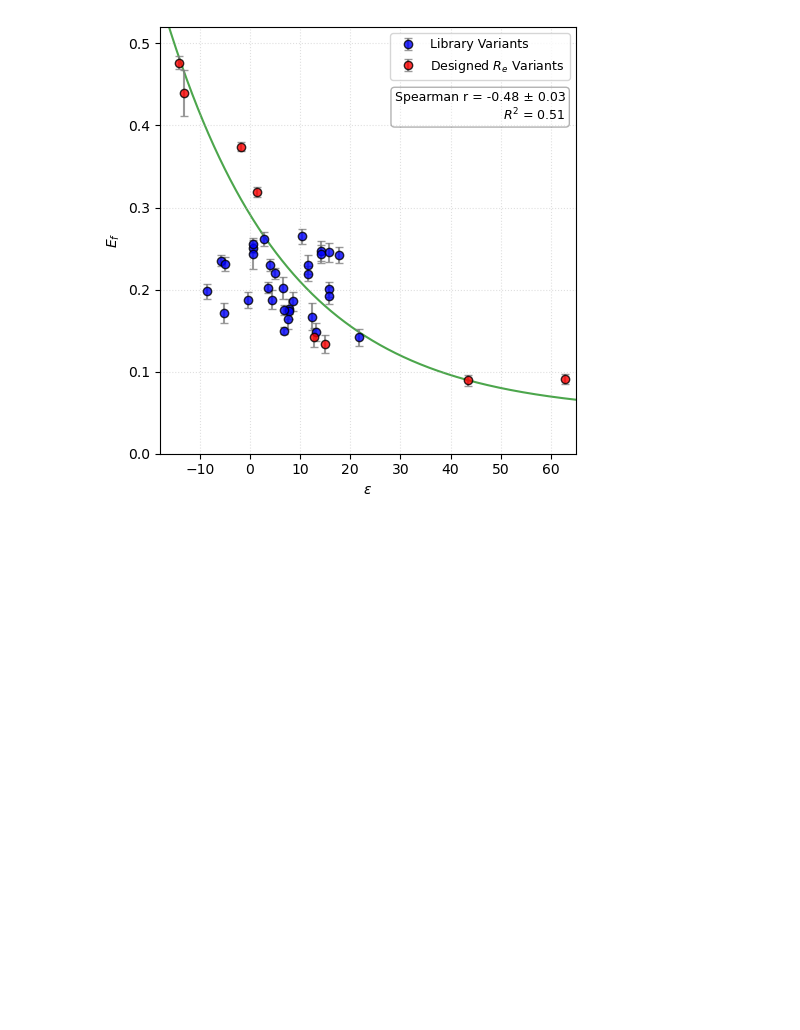
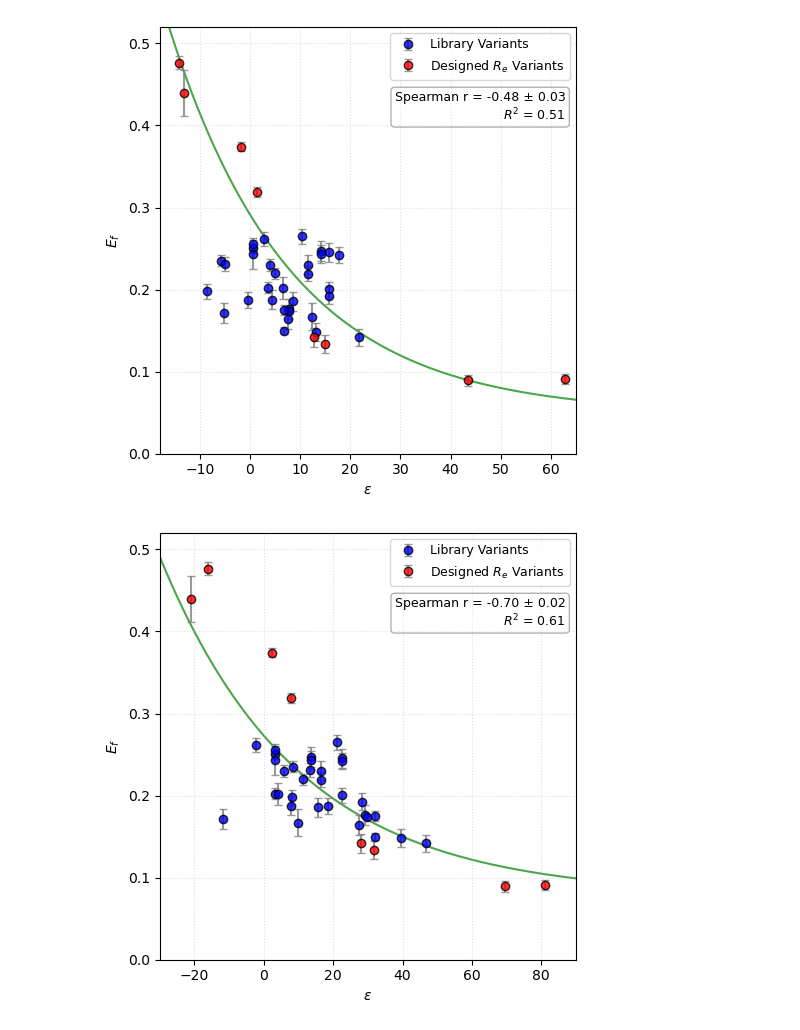
Before and after one commit to sukeniklab/GOOSE_2026, a Jupyter notebook: FRET_data_TB/Fig4_Ef-vs-epsilon.ipynb, the cells around one changed output. Saved outputs shown, nothing was run; the diff lists cells and outputs as text; code cells hidden in the pictures; blank space fills up the shorter version.

```diff
--- a/FRET_data_TB/Fig4_Ef-vs-epsilon.ipynb
+++ b/FRET_data_TB/Fig4_Ef-vs-epsilon.ipynb
@@ -190,2 +190,97 @@ plt.savefig('Figure_graphs/Fig4/Ef_vs_epsilon_all.svg')
 # %% [output]
 [figure]
+# %%
+# plot calvados_epsilon vs Ef_cell with error bars
+mask = df[['Ef_cell', 'Ef_cell_std', 'calvados_epsilon']].notnull().all(axis=1)
+plot_df = df.loc[mask]
+
+x = plot_df['calvados_epsilon']
+y = plot_df['Ef_cell']
+yerr = plot_df['Ef_cell_std']
+
+# Create color array based on construct number
+colors = ['red' if construct >= 35 and construct <= 42 else 'blue' for construct in plot_df['construct']]
+
+fig, ax = plt.subplots(figsize=(5, 5))
+
+# Plot points with separate calls for legend
+blue_plotted = False
+red_plotted = False
+for i, (xi, yi, yerri, color) in enumerate(zip(x, y, yerr, colors)):
+    label = None
+    if color == 'blue' and not blue_plotted:
+        label = 'Library Variants'
+        blue_plotted = True
+    elif color == 'red' and not red_plotted:
+        label = 'Designed $R_e$ Variants'
+        red_plotted = True
+
+    ax.errorbar(xi, yi, yerr=yerri, fmt='o', color=color,
+                markeredgecolor='black', markeredgewidth=1,
+                ecolor='grey', capsize=3, alpha=0.8, label=label)
+
+# Monte Carlo sampling for Spearman correlation
+n_iterations = 1000
+spearman_values = []
+
+for _ in range(n_iterations):
+    sampled_y = []
+
+    for idx, row in plot_df.iterrows():
+        # Sample from normal distribution for Ef_cell only
+        sampled_y_val = np.random.normal(row['Ef_cell'], row['Ef_cell_std'])
+        sampled_y.append(sampled_y_val)
+
+    # Calculate Spearman correlation across all constructs for this iteration
+    if len(sampled_y) == len(plot_df):  # Ensure we have all constructs
+        spearman_r_sample, _ = sp_stats.spearmanr(x, sampled_y)
+        spearman_values.append(spearman_r_sample)
+
+# Calculate mean and std of Spearman correlations
+spearman_r_mean = np.mean(spearman_values)
+spearman_r_std = np.std(spearman_values)
+
+# Fit shifted exponential decay: y = a*e^(-k*(x-x0)) + c
+def shifted_exp_decay(x, a, k, x0, c):
+    return a * np.exp(-k * (x - x0)) + c
+
+# Initial guesses for shifted exponential decay
+popt, pcov = curve_fit(shifted_exp_decay, x, y,
+                       p0=[np.max(y) - np.min(y), 0.05, np.min(x), 0],
+                       bounds=([0, 0, -np.inf, 0], [np.inf, np.inf, np.inf, .1]),
+                       maxfev=10000)
+a_fit, k_fit, x0_fit, c_fit = popt
+
+# Set x-axis limits
+ax.set_xlim(-30, 90)
+
+# Get x-axis limits and create smooth curve for calvados_epsilon
+x_limits = ax.get_xlim()
+line_x = np.linspace(x_limits[0], x_limits[1], 1000)
+line_y = shifted_exp_decay(line_x, a_fit, k_fit, x0_fit, c_fit)
+
+# Plot fitted curve
+ax.plot(line_x, line_y, color='green', linestyle='-', linewidth=1.5, alpha=0.7, zorder=1)
+
+# Calculate R² for the fit
+y_pred = shifted_exp_decay(x, a_fit, k_fit, x0_fit, c_fit)
+residuals = y - y_pred
+ss_res = np.sum(residuals**2)
+ss_tot = np.sum((y - np.mean(y))**2)
+r_squared = 1 - (ss_res / ss_tot)
+
+ax.set_ylim(0, .52)
+ax.set_xlabel('$\epsilon$')
+ax.set_ylabel('$E_{f}$')
+ax.grid(True, linestyle=':', alpha=0.4)
+
+# Add legend to top right
+ax.legend(loc='upper right', frameon=True, fontsize=9)
+ax.text(0.975, 0.85, f'Spearman r = {spearman_r_mean:.2f} ± {spearman_r_std:.2f}\n$R^2$ = {r_squared:.2f}',
+        transform=ax.transAxes, fontsize=9, verticalalignment='top',
+        horizontalalignment='right', bbox=dict(boxstyle='round', facecolor='white', alpha=0.3))
+
+plt.tight_layout()
+plt.savefig('Figure_graphs/Fig4/Ef_vs_epsilon_calvados.svg')
+# %% [output]
+[figure, added]
```
Also changed, not shown: parts of 2 cells of this notebook, 18 other files.
